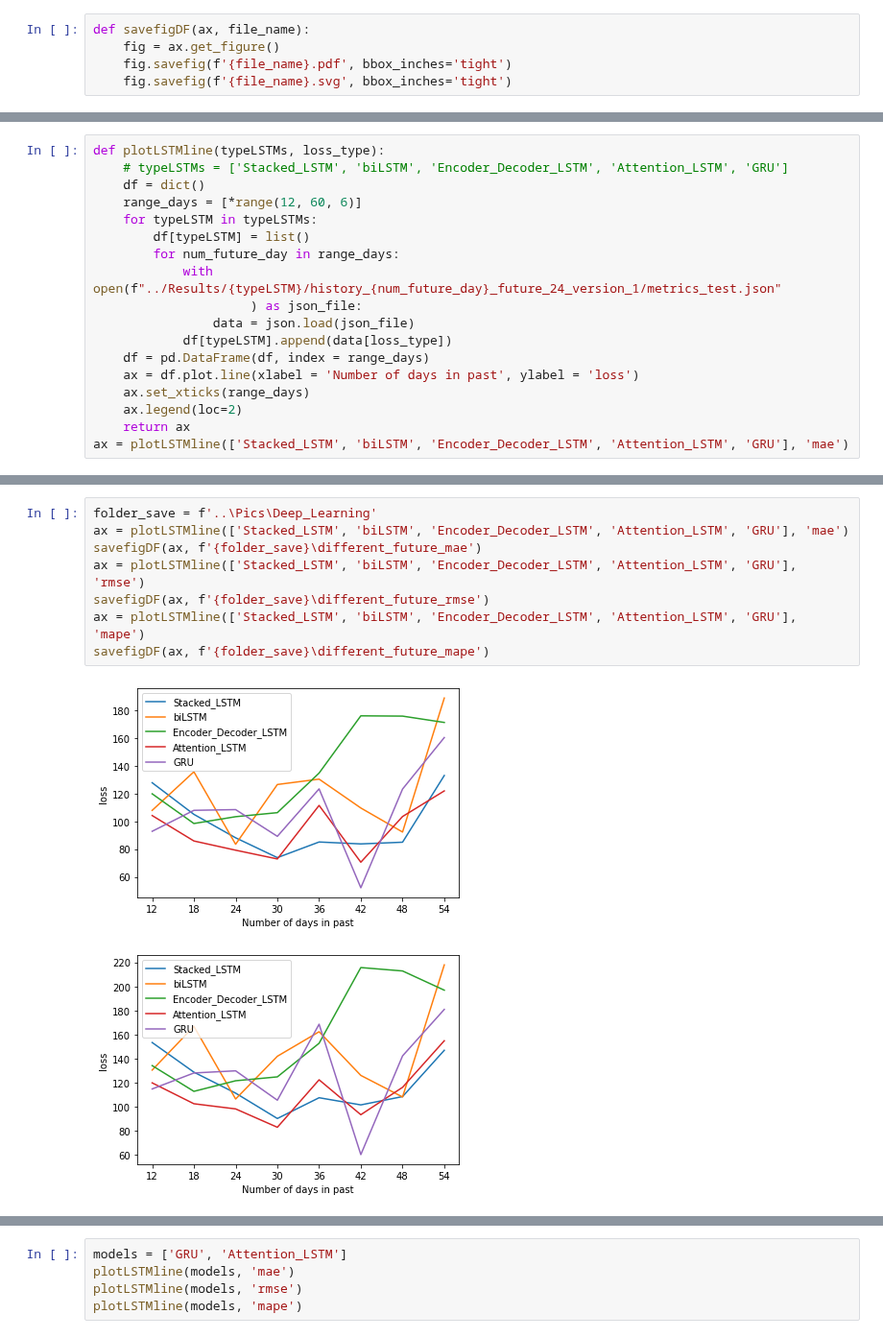
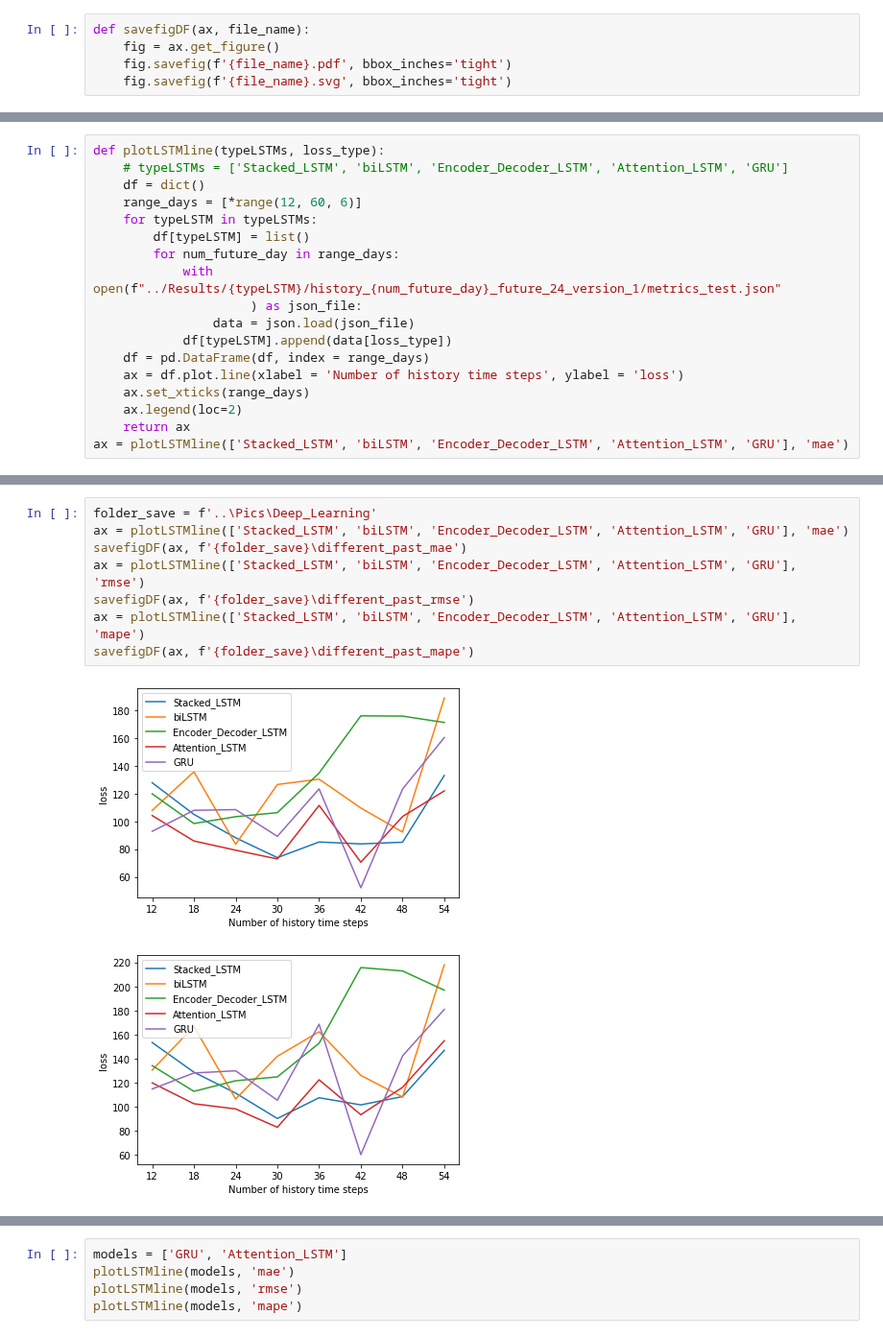
Before and after one commit to Tahuubinh/DL_HUST_Project, a Jupyter notebook: Code/Result_visualization.ipynb, the cells around one changed output, grey strips where cells are left out. Shown at 96% size. Saved outputs shown, nothing was run; the diff lists cells and outputs as text.

```diff
--- a/Code/Result_visualization.ipynb
+++ b/Code/Result_visualization.ipynb
@@ -69,7 +69,7 @@ def plotLSTMline(typeLSTMs, loss_type):
                 data = json.load(json_file)
             df[typeLSTM].append(data[loss_type])
     df = pd.DataFrame(df, index = range_days)
-    ax = df.plot.line(xlabel = 'Number of days in past', ylabel = 'loss')
+    ax = df.plot.line(xlabel = 'Number of history time steps', ylabel = 'loss')
     ax.set_xticks(range_days)
     ax.legend(loc=2)
     return ax
@@ -79,11 +79,11 @@ ax = plotLSTMline(['Stacked_LSTM', 'biLSTM', 'Encoder_Decoder_LSTM', 'Attention_
 # %%
 folder_save = f'..\Pics\Deep_Learning'
 ax = plotLSTMline(['Stacked_LSTM', 'biLSTM', 'Encoder_Decoder_LSTM', 'Attention_LSTM', 'GRU'], 'mae')
-savefigDF(ax, f'{folder_save}\different_future_mae')
+savefigDF(ax, f'{folder_save}\different_past_mae')
 ax = plotLSTMline(['Stacked_LSTM', 'biLSTM', 'Encoder_Decoder_LSTM', 'Attention_LSTM', 'GRU'], 'rmse')
-savefigDF(ax, f'{folder_save}\different_future_rmse')
+savefigDF(ax, f'{folder_save}\different_past_rmse')
 ax = plotLSTMline(['Stacked_LSTM', 'biLSTM', 'Encoder_Decoder_LSTM', 'Attention_LSTM', 'GRU'], 'mape')
-savefigDF(ax, f'{folder_save}\different_future_mape')
+savefigDF(ax, f'{folder_save}\different_past_mape')
 # %% [output]
-[figure, old version]
+[figure, new version]
-[figure, old version]
+[figure, new version]
```
Also changed, not shown: parts of 8 cells of this notebook, 40 other files.
